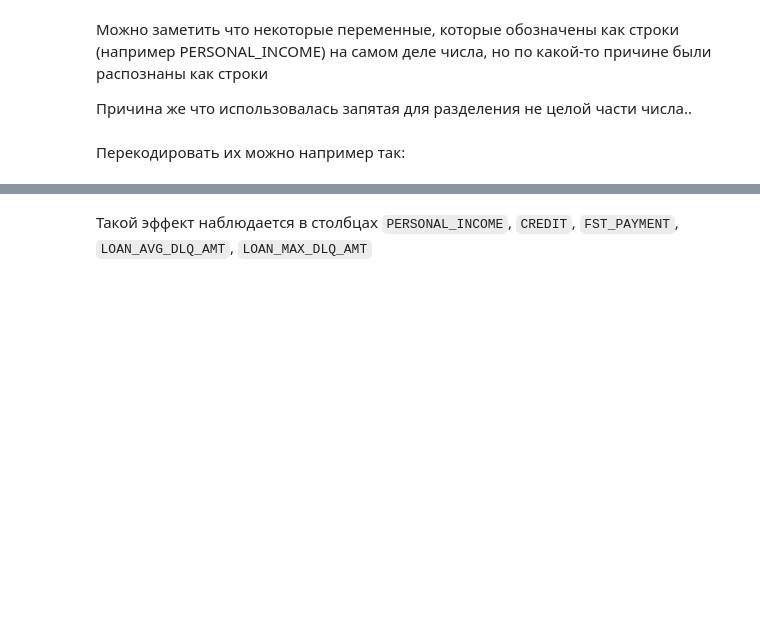
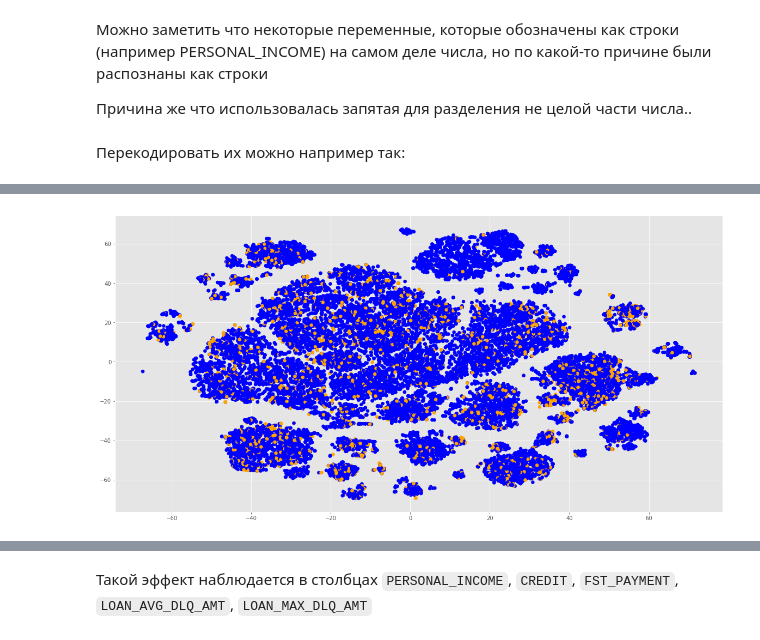
Before and after one commit to hantarex/sfml, a Jupyter notebook: hw_02/ml-intro-hw.ipynb, the cells around one changed output, grey strips where cells are left out. Saved outputs shown, nothing was run; the diff lists cells and outputs as text; code cells hidden in the pictures; blank space fills up the shorter version.

```diff
--- a/hw_02/ml-intro-hw.ipynb
+++ b/hw_02/ml-intro-hw.ipynb
@@ -106,0 +263,5 @@ df['PERSONAL_INCOME'].map(lambda x: x.replace(',', '.')).astype('float')
+# %%
+plt.subplots(figsize=(20,10))
+plt.scatter(tsne_representation[:, 0], tsne_representation[:, 1], c=y.map({0: 'blue', 1: 'orange'}));
+# %% [output]
+[figure, added]
```
Also changed, not shown: parts of 49 cells of this notebook.
